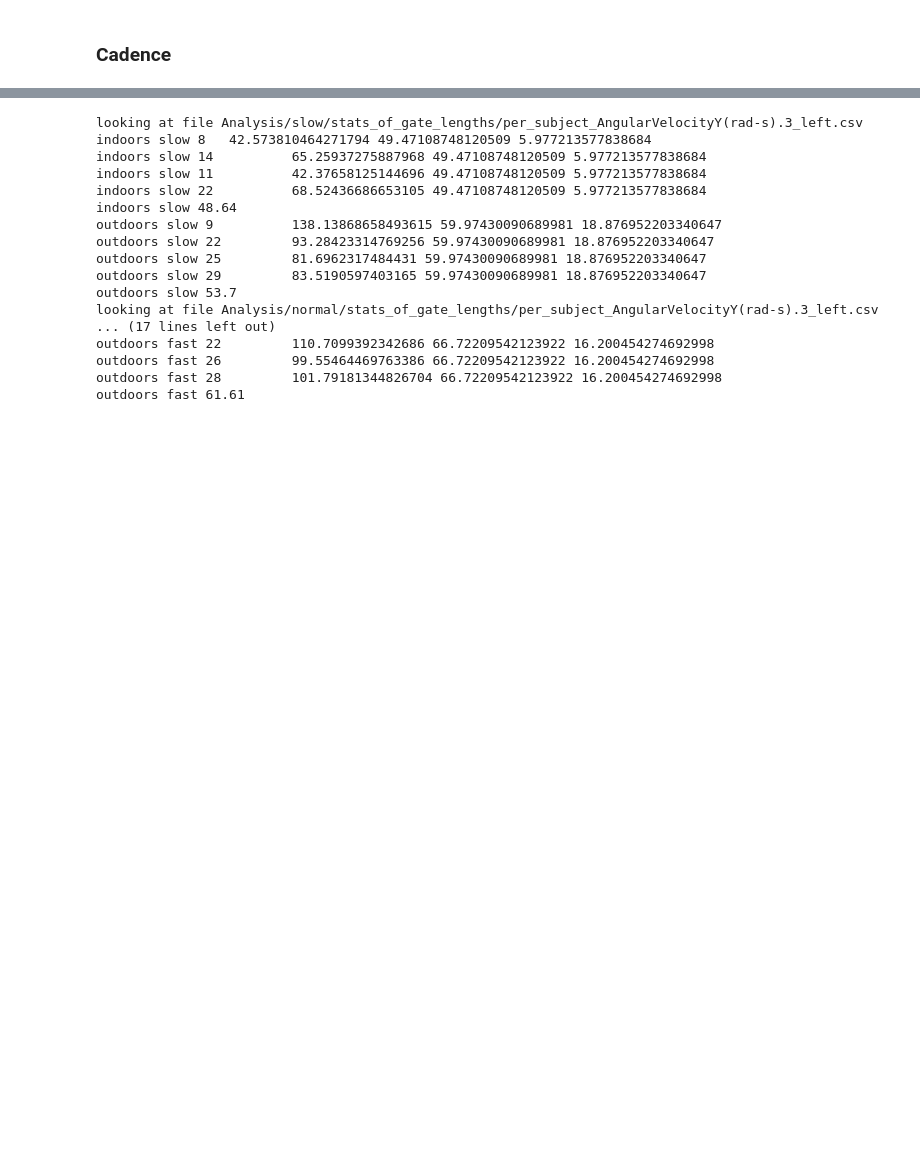
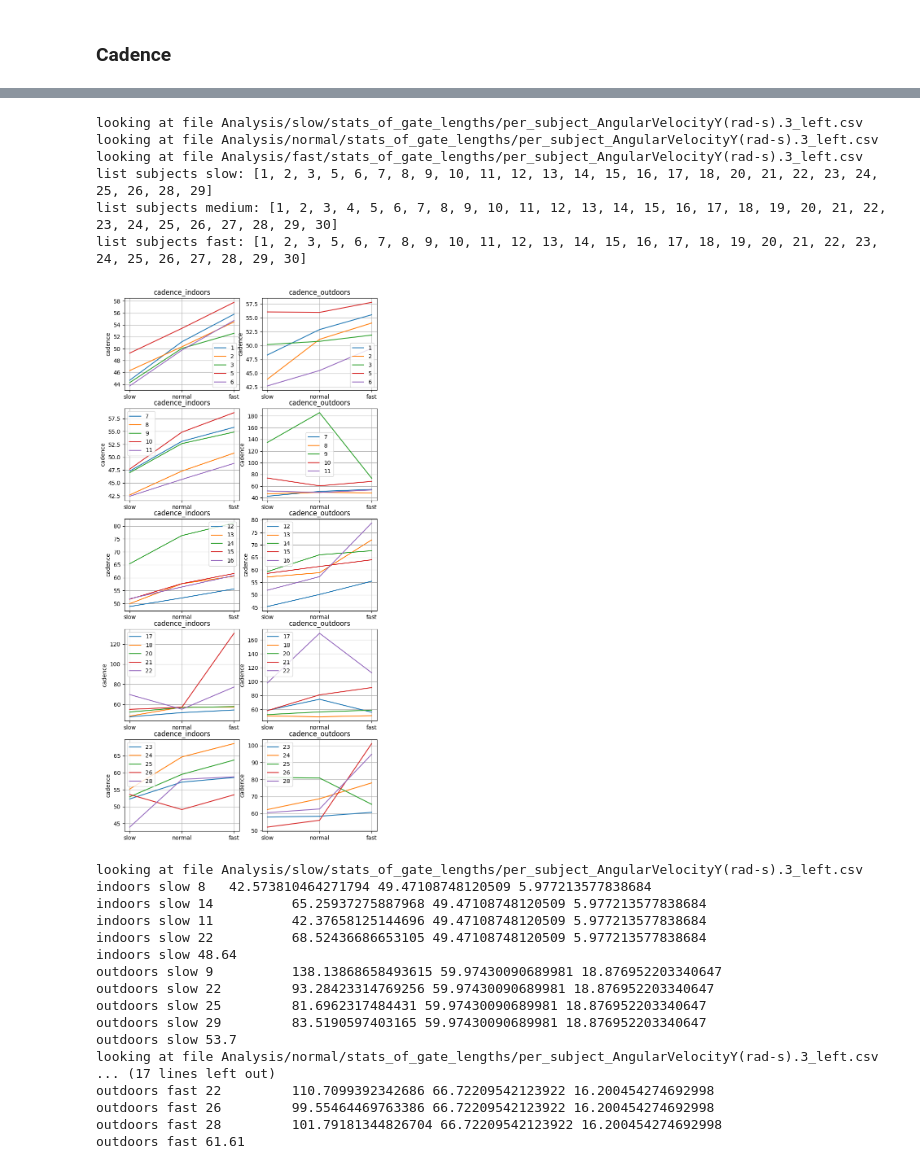
Before and after one commit to Alexander-philip-sage/gate_analysis, a Jupyter notebook: Deliverable2_Gate_Graphs.ipynb, the cells around one changed output, grey strips where cells are left out. Drawn from its saved outputs; the diff is of its cells as text; code cells hidden in the pictures; blank space fills up the shorter version.

```diff
--- a/Deliverable2_Gate_Graphs.ipynb
+++ b/Deliverable2_Gate_Graphs.ipynb
@@ -124,2 +685,4 @@ Take notice in the table below that the max and min gate sizes are quite a bit l
+# %%
+zero_crossing_lookup =calc_all_gate_crossings(metadata, data_lookup, GATE_CROSSING)
 # %% [markdown]
 ## Stats of Gate Lengths by File
@@ -214,5 +1645,10 @@ pause
 # %% [markdown]
 ### Plotting all Subjects for Each Sensor
+# %%
+save_dir = os.path.join(SAVE_DIR, "graph_each_subject_each_sensor")
+if not os.path.exists(save_dir):
+  os.mkdir(save_dir)
+each_sensor_each_subject(save_dir, data_lookup, metadata, zero_crossing_lookup)
 # %% [markdown]
 ### Save Data For Each Subject-Sensor
 
@@ -230,0 +1710,36 @@ list subjects fast: [1, 2, 3, 5, 6, 7, 8, 9, 10, 11, 12, 13, 14, 15, 16, 17, 18,
+# %%
+def line_plot_cadence():
+  save_dir = os.path.join("Analysis",'cadence')
+  if not os.path.exists(save_dir):
+    os.mkdir(save_dir)
+  df_list = []
+  for speed in ['slow', 'normal','fast']:
+    lookup_dir = os.path.join("Analysis",speed, 'stats_of_gate_lengths')
+    filename = glob.glob(os.path.join(lookup_dir,"per_subject_*.csv"))[0]
+    print("looking at file", filename)
+    df_cadence=pd.read_csv(filename)
+    df_list.append(df_cadence)
+  list_subjects = list(df_list[0]['subjectID'].unique())
+  list_subjects.sort()
+  print("list subjects slow:", list_subjects)
+  print("list subjects medium:", sorted(list(df_list[1]['subjectID'].unique())))
+  print("list subjects fast:", sorted(list(df_list[2]['subjectID'].unique())))
+  x = np.array([0,1,2])
+  lines_p_graph = 5
+  ct_cols = len(list_subjects)//lines_p_graph
+  fig, ax = plt.subplots(ct_cols, 2, figsize=(8,17))
+  for i, inout in enumerate(['indoors', 'outdoors']):
+    for pi in range(ct_cols):
+      ax1 = ax[pi,i]
+      title = "cadence_{}".format(inout)
+      ax1.set_title(title)
+      ax1.set_ylabel("cadence")
+      ax1.grid(visible=True)
+      for subjectID in list_subjects[pi*lines_p_graph:(pi+1)*lines_p_graph]:
+        y = []
+        for df in df_list:
+          y.append(df[(df['subjectID']==subjectID)&(df['inout']==inout)]['cadence_avg_step_p_minute'].iloc[0])
+        ax1.plot(x,y, label=str(subjectID))
+      ax1.set_xticks(x, ['slow', 'normal','fast'])
+      ax1.legend()
+    #fig.savefig(os.path.join(save_dir, title+'.png'))
@@ -231,3 +1812,13 @@ list subjects fast: [1, 2, 3, 5, 6, 7, 8, 9, 10, 11, 12, 13, 14, 15, 16, 17, 18,
+# %%
+line_plot_cadence()
+# %% [output]
+looking at file Analysis/slow/stats_of_gate_lengths/per_subject_AngularVelocityY(rad-s).3_left.csv
+looking at file Analysis/normal/stats_of_gate_lengths/per_subject_AngularVelocityY(rad-s).3_left.csv
+looking at file Analysis/fast/stats_of_gate_lengths/per_subject_AngularVelocityY(rad-s).3_left.csv
+list subjects slow: [1, 2, 3, 5, 6, 7, 8, 9, 10, 11, 12, 13, 14, 15, 16, 17, 18, 20, 21, 22, 23, 24, 25, 26, 28, 29]
+list subjects medium: [1, 2, 3, 4, 5, 6, 7, 8, 9, 10, 11, 12, 13, 14, 15, 16, 17, 18, 19, 20, 21, 22, 23, 24, 25, 26, 27, 28, 29, 30]
+list subjects fast: [1, 2, 3, 5, 6, 7, 8, 9, 10, 11, 12, 13, 14, 15, 16, 17, 18, 19, 20, 21, 22, 23, 24, 25, 26, 27, 28, 29, 30]
+[figure, added]
 # %%
 outliers=cadence_remove_outlier()
 # %% [output]
```
Also changed, not shown: parts of 194 cells of this notebook.
